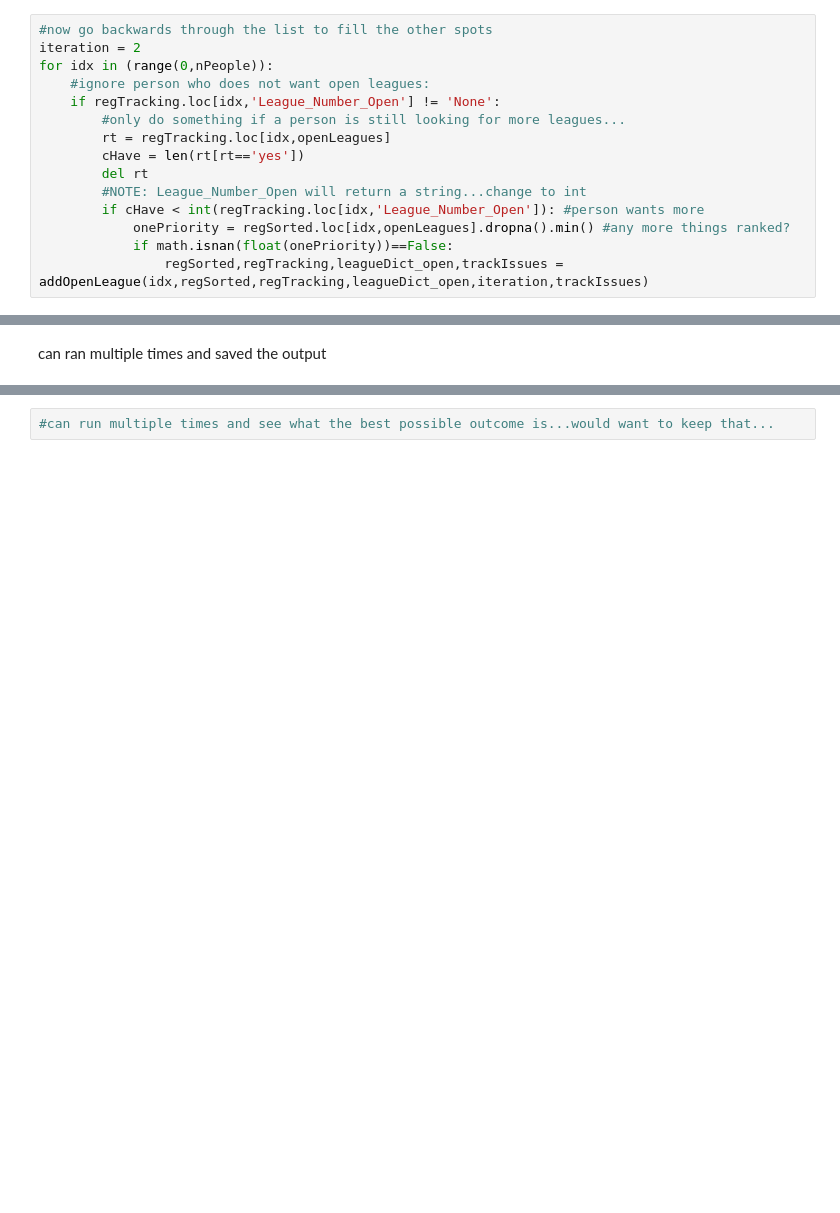
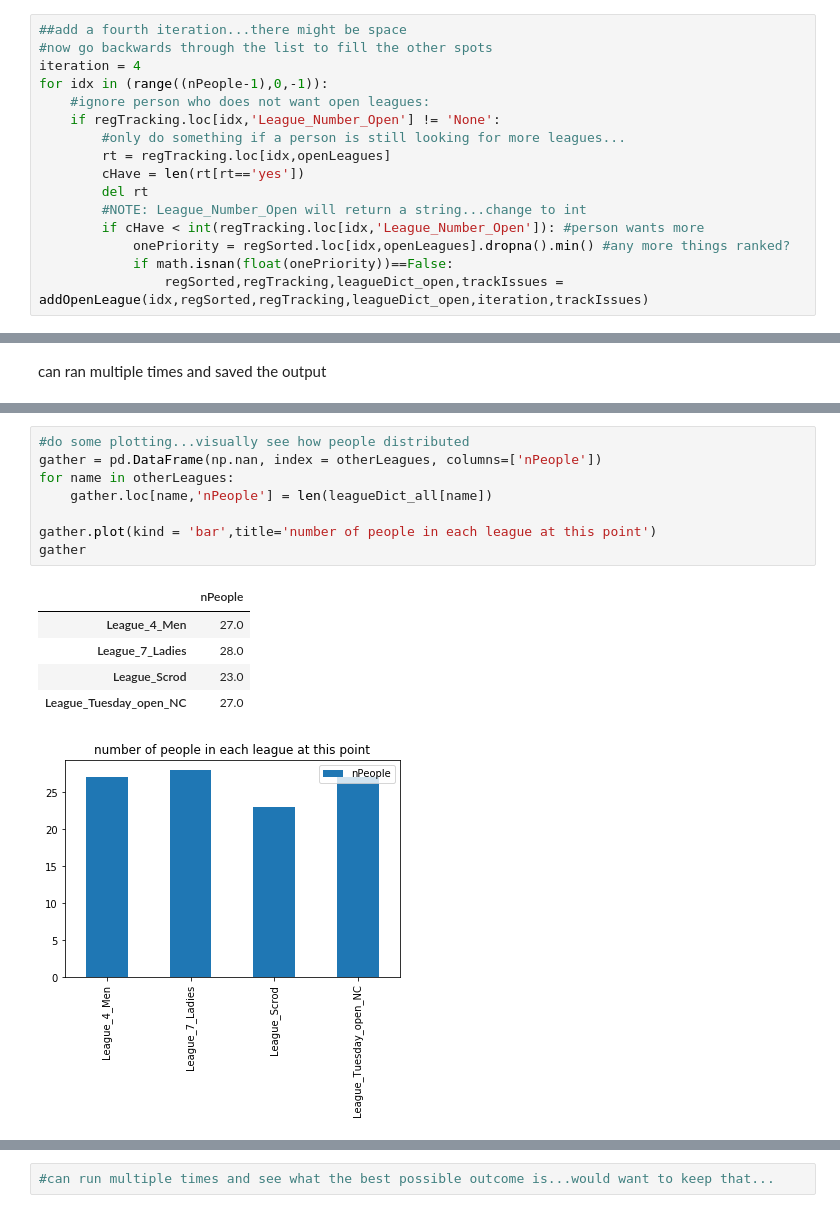
Before and after one commit to longnecker/leagues, a Jupyter notebook: sortRegistrations_byPeople.ipynb, the cells around one changed output, grey strips where cells are left out. Drawn from its saved outputs; the diff is of its cells as text; blank space fills up the shorter version.

```diff
--- a/sortRegistrations_byPeople.ipynb
+++ b/sortRegistrations_byPeople.ipynb
@@ -199,7 +247,8 @@ for idx in (range(0,nPeople)):
 # %%
+##add a fourth iteration...there might be space
 #now go backwards through the list to fill the other spots
-iteration = 2
-for idx in (range(0,nPeople)):
+iteration = 4
+for idx in (range((nPeople-1),0,-1)):
     #ignore person who does not want open leagues:
     if regTracking.loc[idx,'League_Number_Open'] != 'None':
         #only do something if a person is still looking for more leagues...
@@ -286,3 +347,18 @@ noAdditionalChoice :  0  people in this category
+# %%
+#do some plotting...visually see how people distributed
+gather = pd.DataFrame(np.nan, index = otherLeagues, columns=['nPeople'])
+for name in otherLeagues:
+    gather.loc[name,'nPeople'] = len(leagueDict_all[name])
+
+gather.plot(kind = 'bar',title='number of people in each league at this point')
+gather
+# %% [output]
+|  | nPeople |
+| League_4_Men | 27.0 |
+| League_7_Ladies | 28.0 |
+| League_Scrod | 23.0 |
+| League_Tuesday_open_NC | 27.0 |
+[figure, added]
 # %%
 #do some plotting...visually see how people distributed
 gather = pd.DataFrame(np.nan, index = openLeagues, columns=['nPeople'])
```
Also changed, not shown: parts of 32 cells of this notebook, 2 other files.
